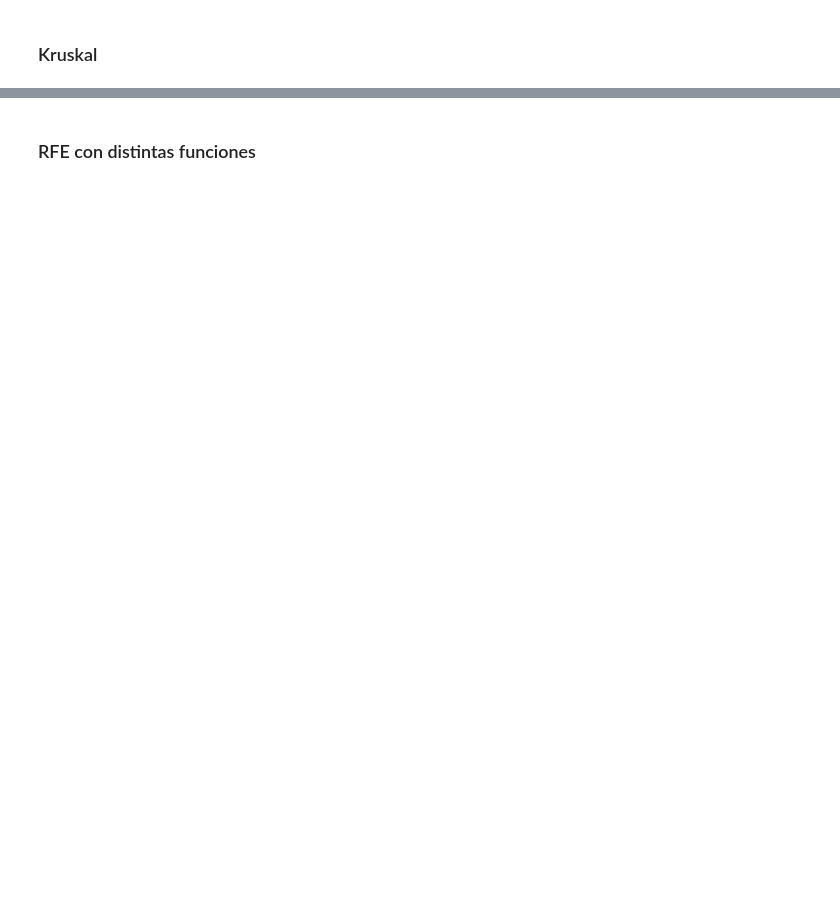
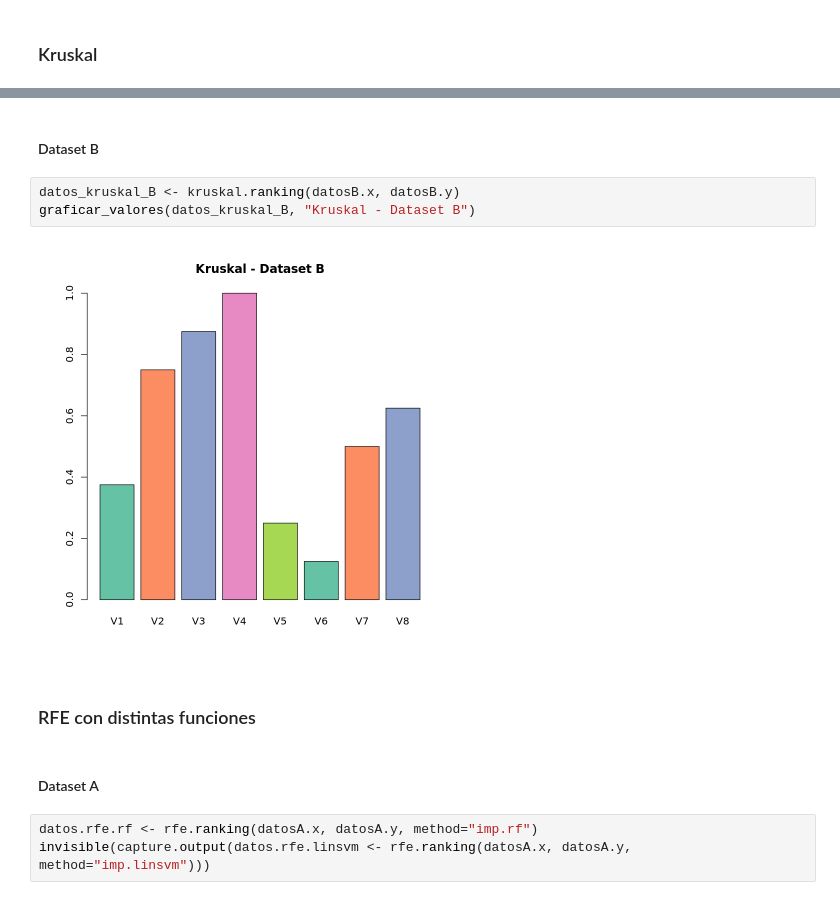
Before and after one commit to natimellino/mineria-de-datos, a Jupyter notebook: TP2.ipynb, the cells around one changed output, grey strips where cells are left out. Drawn from its saved outputs; the diff is of its cells as text; blank space fills up the shorter version.

```diff
--- a/TP2.ipynb
+++ b/TP2.ipynb
@@ -440,2 +386,14 @@ $imp
+# %% [markdown]
+#### Dataset B
+# %%
+datos_kruskal_B <- kruskal.ranking(datosB.x, datosB.y)
+graficar_valores(datos_kruskal_B, "Kruskal - Dataset B")
+# %% [output]
+[figure, added]
 # %% [markdown]
 ### RFE con distintas funciones
+# %% [markdown]
+#### Dataset A
+# %%
+datos.rfe.rf <- rfe.ranking(datosA.x, datosA.y, method="imp.rf")
+invisible(capture.output(datos.rfe.linsvm <- rfe.ranking(datosA.x, datosA.y, method="imp.linsvm")))
```
Also changed, not shown: parts of 20 cells of this notebook.
